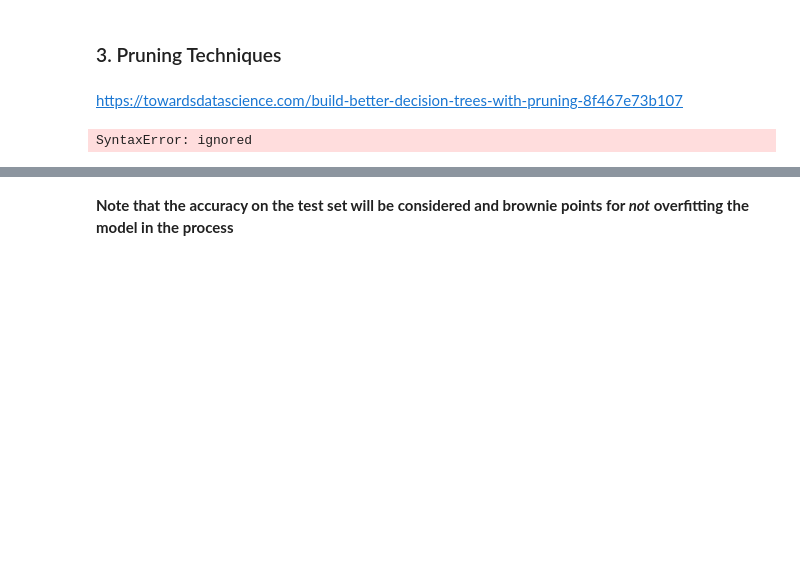
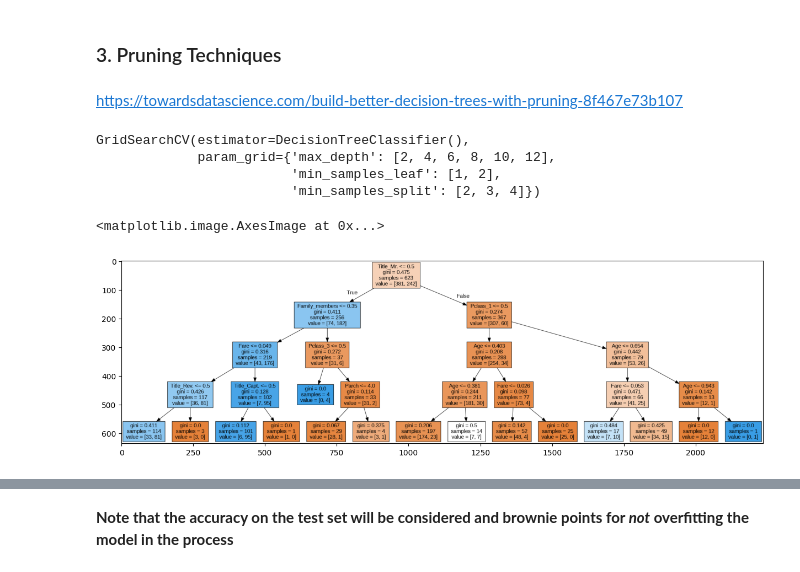
Before and after one commit to dhvanithakkar/Synapse, a Jupyter notebook: SynapseWeekFour.ipynb, the cells around one changed output, grey strips where cells are left out. Saved outputs shown, nothing was run; the diff lists cells and outputs as text; code cells hidden in the pictures; blank space fills up the shorter version.

```diff
--- a/SynapseWeekFour.ipynb
+++ b/SynapseWeekFour.ipynb
@@ -555,18 +535,47 @@ Ans:
 ### 3. Pruning Techniques
 # %% [markdown]
 https://towardsdatascience.com/build-better-decision-trees-with-pruning-8f467e73b107
-# %%
-#write code here
-from sklearn.metrics import make_scorer
-from sklearn.model_selection import ParameterGrid
-pruning_tree =
-# %% [output]
-SyntaxError: ignored
+# %%
+#write code here
+from sklearn.metrics import make_scorer
+from sklearn.model_selection import ParameterGrid
+
+import numpy as np
+import pandas as pd
+import os
+from sklearn.preprocessing import LabelEncoder
+from sklearn.model_selection import train_test_split
+from sklearn.model_selection import RandomizedSearchCV, GridSearchCV
+from sklearn import tree
+from sklearn.metrics import accuracy_score,confusion_matrix
+import seaborn as sns
+import matplotlib.pyplot as plt
+
+params = {'max_depth': [2,4,6,8,10,12],
+         'min_samples_split': [2,3,4],
+         'min_samples_leaf': [1,2]}
+
+clf = tree.DecisionTreeClassifier()
+gcv = GridSearchCV(estimator=clf,param_grid=params)
+gcv.fit(x_train,y_train)
+# %% [output]
+GridSearchCV(estimator=DecisionTreeClassifier(),
+             param_grid={'max_depth': [2, 4, 6, 8, 10, 12],
+                         'min_samples_leaf': [1, 2],
+                         'min_samples_split': [2, 3, 4]})
+# %%
+pruning_tree = gcv.best_estimator_
+pruning_tree.fit(x_train,y_train)
+y_train_pred = pruning_tree.predict(x_train)
+y_test_pred = pruning_tree.predict(x_test)
 # %%
 #plot a tree (image) similar to one created for decision tree (graphwiz) for the pruning technique
 #complete the code below to create an image of the decision tree
-pruning_tree = tree.export_graphviz(pruning_tree, out_file='tree.dot', feature_names=x_train.columns, max_depth=2, filled=True)
+print_tree = tree.export_graphviz(pruning_tree, out_file='tree.dot', feature_names=x_train.columns, max_depth=10, filled=True)
 !dot -Tpng tree.dot -o tree.png # to convert the file
 image = plt.imread('tree.png')
 plt.figure(figsize=(15,15))
 plt.imshow(image)
+# %% [output]
+<matplotlib.image.AxesImage at 0x...>
+[figure, added]
```
Also changed, not shown: parts of 11 cells of this notebook.
